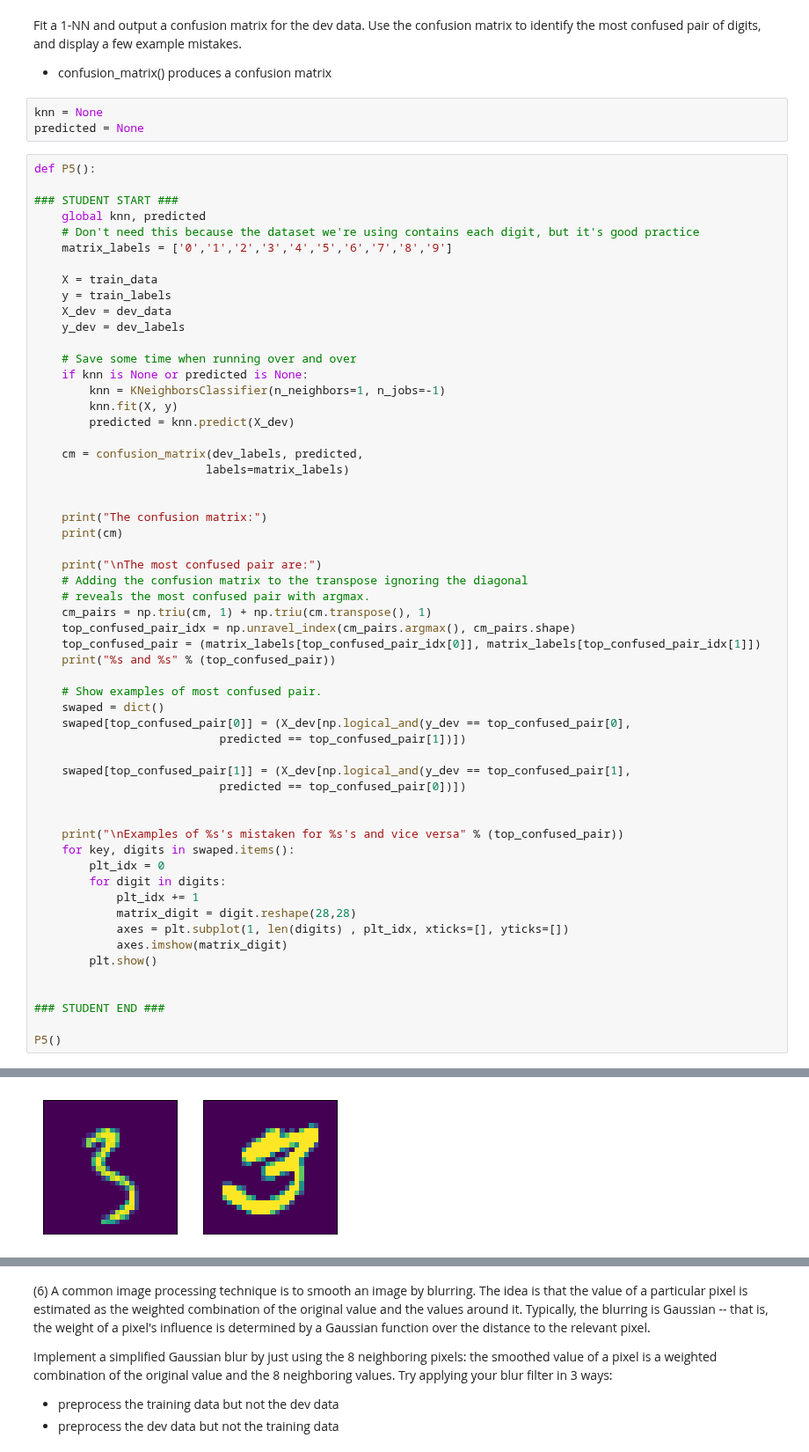
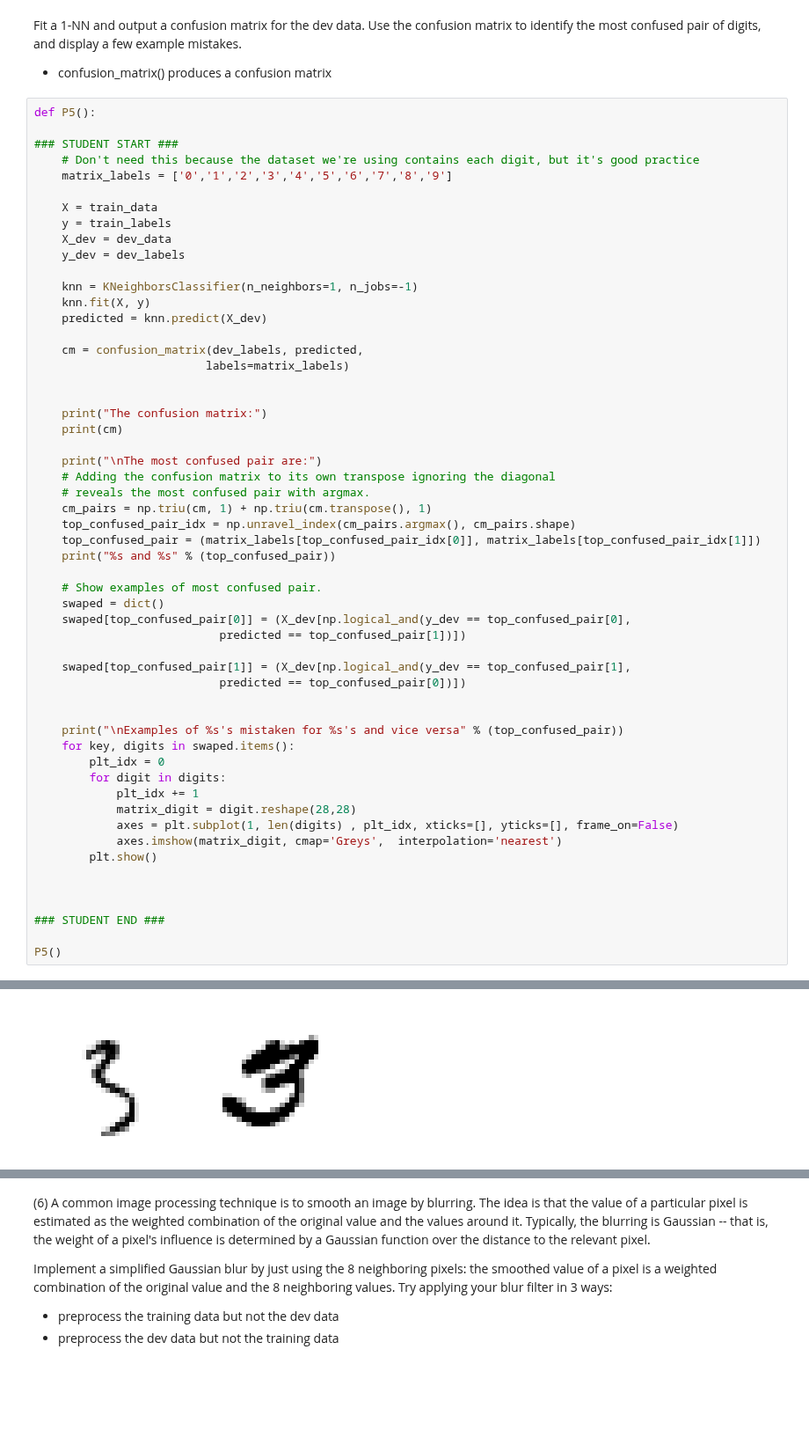
Before and after one commit to kevinhanna/W207_Projects, a Jupyter notebook: Kevin_Hanna_p1.ipynb, the cells around one changed output, grey strips where cells are left out. Shown at 88% size. Cells and saved outputs as stored; diff of their text form; blank space fills up the shorter version.

```diff
--- a/Kevin_Hanna_p1.ipynb
+++ b/Kevin_Hanna_p1.ipynb
@@ -256,14 +260,10 @@ The predicted accuracy for n=60,000 without any transormation is **1.24**, which
 Fit a 1-NN and output a confusion matrix for the dev data. Use the confusion matrix to identify the most confused pair of digits, and display a few example mistakes.
 
 - confusion_matrix() produces a confusion matrix
-# %%
-knn = None
-predicted = None
 # %%
 def P5():
 
 ### STUDENT START ###
-    global knn, predicted
     # Don't need this because the dataset we're using contains each digit, but it's good practice
     matrix_labels = ['0','1','2','3','4','5','6','7','8','9']
 
@@ -272,11 +272,9 @@ def P5():
     X_dev = dev_data
     y_dev = dev_labels
 
-    # Save some time when running over and over
-    if knn is None or predicted is None:
-        knn = KNeighborsClassifier(n_neighbors=1, n_jobs=-1)
-        knn.fit(X, y)
-        predicted = knn.predict(X_dev)
+    knn = KNeighborsClassifier(n_neighbors=1, n_jobs=-1)
+    knn.fit(X, y)
+    predicted = knn.predict(X_dev)
 
     cm = confusion_matrix(dev_labels, predicted,
                          labels=matrix_labels)
@@ -286,7 +284,7 @@ def P5():
     print(cm)
 
     print("\nThe most confused pair are:")
-    # Adding the confusion matrix to the transpose ignoring the diagonal
+    # Adding the confusion matrix to its own transpose ignoring the diagonal
     # reveals the most confused pair with argmax.
     cm_pairs = np.triu(cm, 1) + np.triu(cm.transpose(), 1)
     top_confused_pair_idx = np.unravel_index(cm_pairs.argmax(), cm_pairs.shape)
@@ -304,33 +302,34 @@ def P5():
 
     print("\nExamples of %s's mistaken for %s's and vice versa" % (top_confused_pair))
     for key, digits in swaped.items():
         plt_idx = 0
         for digit in digits:
             plt_idx += 1
             matrix_digit = digit.reshape(28,28)
-            axes = plt.subplot(1, len(digits) , plt_idx, xticks=[], yticks=[])
-            axes.imshow(matrix_digit)
+            axes = plt.subplot(1, len(digits) , plt_idx, xticks=[], yticks=[], frame_on=False)
+            axes.imshow(matrix_digit, cmap='Greys',  interpolation='nearest')
         plt.show()
+
 
 
 ### STUDENT END ###
 
 P5()
 # %% [output]
 The confusion matrix:
 [[105   1   0   0   0   0   0   0   0   0]
  [  0 117   0   0   0   0   0   0   1   0]
  [  1   0 102   0   0   0   0   2   1   0]
  [  0   1   0  92   0   2   0   1   1   0]
  [  0   0   0   0  92   0   0   0   0   0]
  [  1   0   0   2   0  83   1   0   0   1]
  [  0   0   0   0   0   1 100   0   1   0]
  [  0   0   1   0   0   0   0 101   0   0]
  [  1   1   2   2   1   0   2   0  85   0]
  [  0   0   0   0   1   0   0   0   0  94]]
 
 The most confused pair are:
 3 and 5
 
 Examples of 3's mistaken for 5's and vice versa
-[figure, old version]
+[figure, new version]
```
Also changed, not shown: parts of 20 cells of this notebook.
